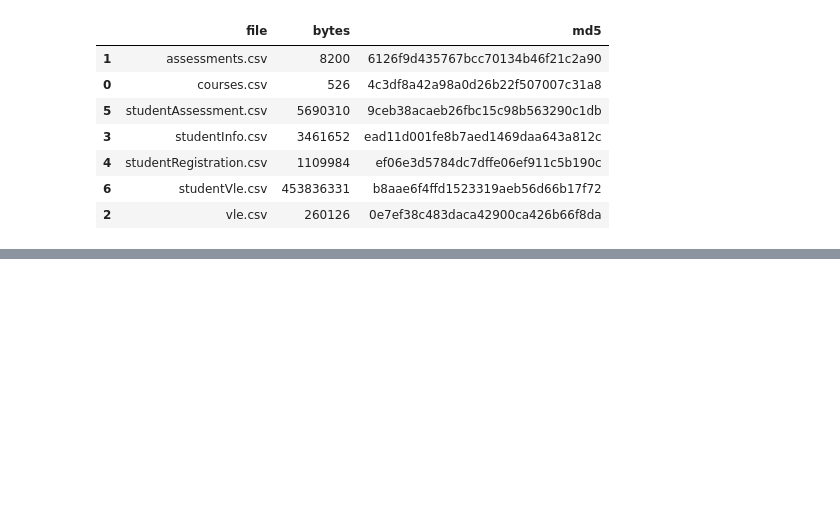
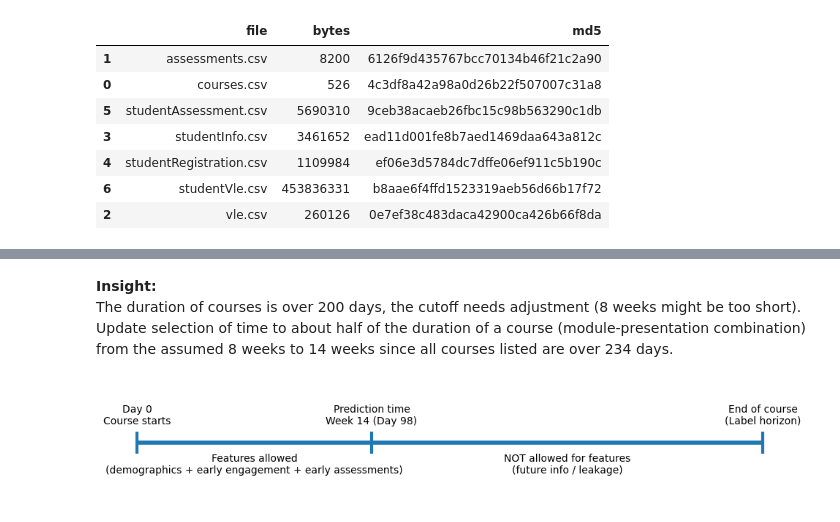
Before and after one commit to dataweby/ToU-Classification, a Jupyter notebook: notebooks/01_dataset_preprocessing.ipynb, the cells around one changed output, grey strips where cells are left out. Drawn from its saved outputs; the diff is of its cells as text; code cells hidden in the pictures; blank space fills up the shorter version.

```diff
--- a/notebooks/01_dataset_preprocessing.ipynb
+++ b/notebooks/01_dataset_preprocessing.ipynb
@@ -143,0 +305,24 @@ inv_df
+# %% [markdown]
+**Insight:**<br>
+The duration of courses is over 200 days, the cutoff needs adjustment (8 weeks might be too short). Update selection of time to about half of the duration of a course (module-presentation combination) from the assumed 8 weeks to 14 weeks since all courses listed are over 234 days.
+# %%
+# Visualization: Timeline showing prediction time and feature leakage cutoff
+fig, ax = plt.subplots(figsize=(10, 1.8))
+ax.hlines(0, 0, courses['module_presentation_length'].median(), linewidth=4)
+ax.vlines([0, CUTOFF_DAY, courses['module_presentation_length'].median()], -0.2, 0.2, linewidth=3)
+
+ax.text(0, 0.35, "Day 0\nCourse starts", ha="center")
+ax.text(CUTOFF_DAY, 0.35, f"Prediction time\nWeek 14 (Day {CUTOFF_DAY})", ha="center")
+ax.text(courses['module_presentation_length'].median(), 0.35, "End of course\n(Label horizon)", ha="center")
+
+ax.text(CUTOFF_DAY/2, -0.55, "Features allowed\n(demographics + early engagement + early assessments)", ha="center")
+ax.text((CUTOFF_DAY+courses['module_presentation_length'].median())/2, -0.55, "NOT allowed for features\n(future info / leakage)", ha="center")
+
+ax.set_ylim(-1, 1)
+ax.set_xlim(-2, courses['module_presentation_length'].median()+2)
+ax.axis("off")
+plt.tight_layout()
+plt.savefig(FIG_DIR / "visual_2_timeline_prediction_time.png", dpi=200)
+plt.show()
+# %% [output]
+[figure, added]
```
Also changed, not shown: parts of 23 cells of this notebook, 7 other files.
